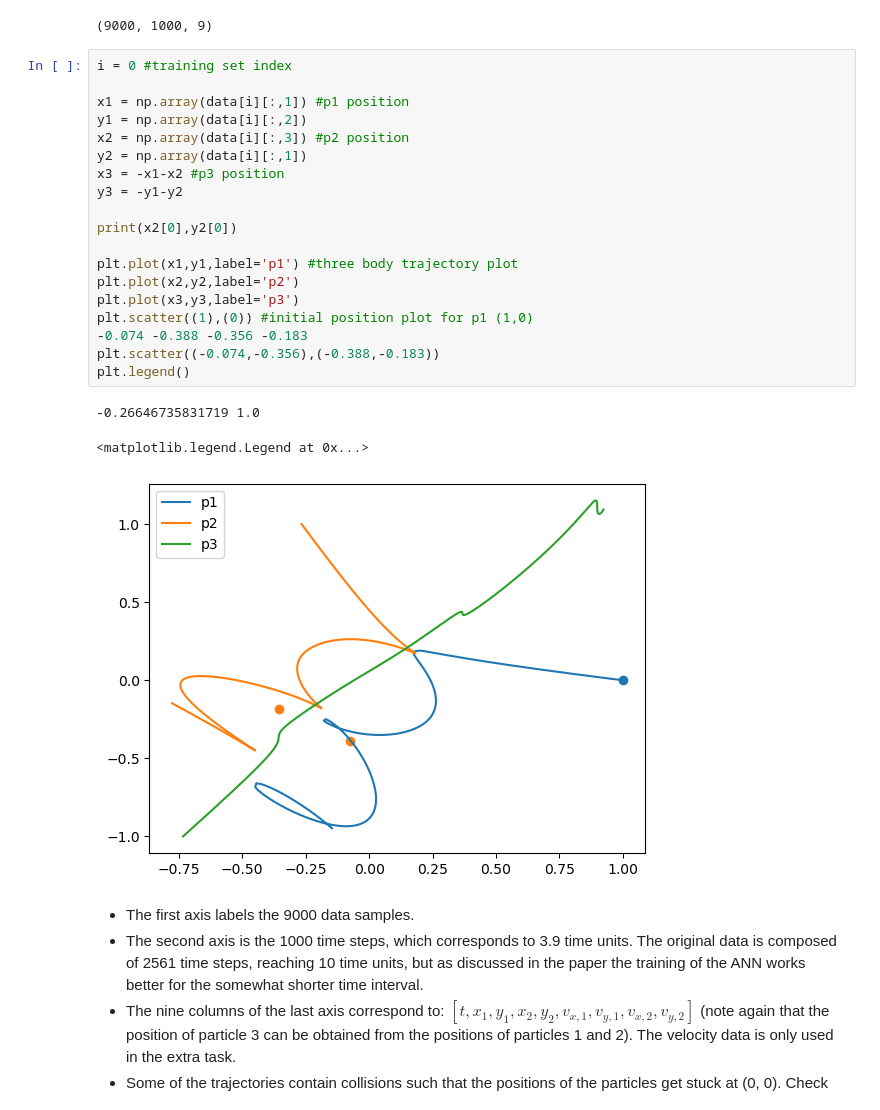
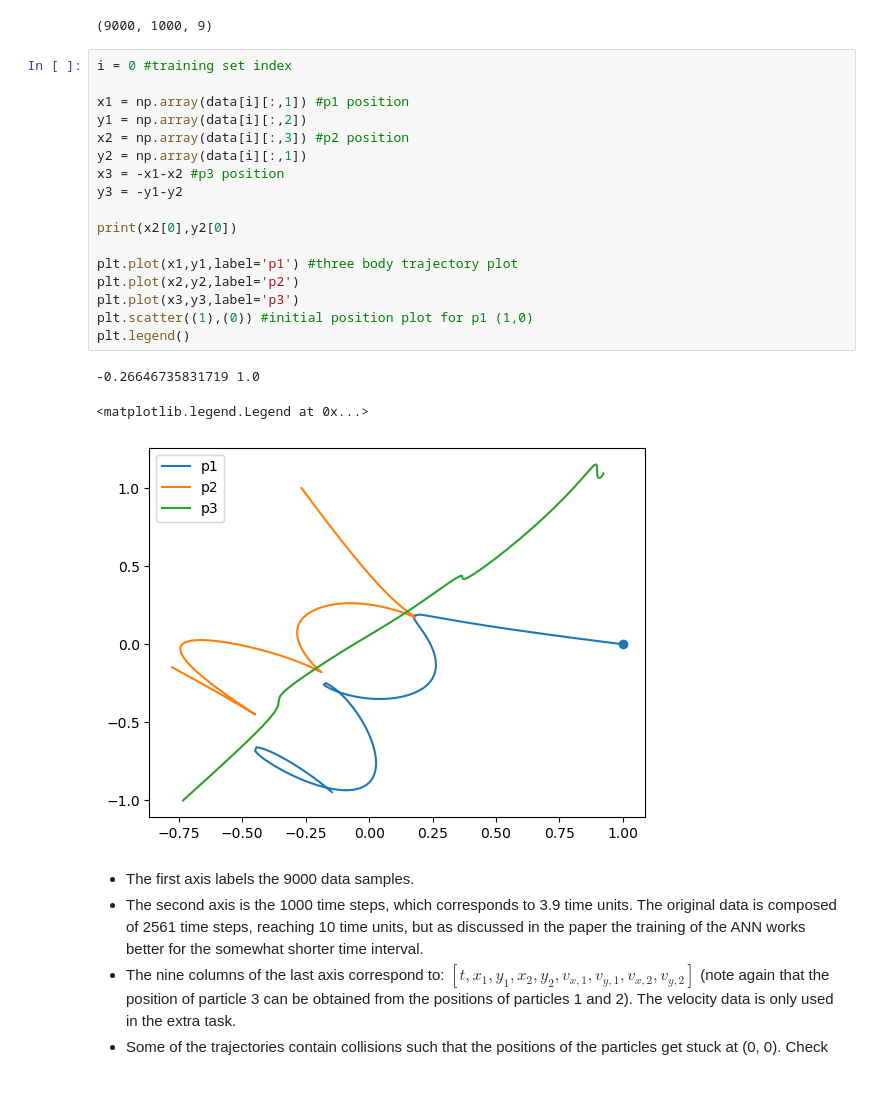
Before and after one commit to wonder-coconut/tif285_project_2, a Jupyter notebook: TIF285_Project2.ipynb, the cells around one changed output. Saved outputs shown, nothing was run; the diff lists cells and outputs as text.

```diff
--- a/TIF285_Project2.ipynb
+++ b/TIF285_Project2.ipynb
@@ -70,26 +70,24 @@ print(data.shape)
 # %%
 i = 0 #training set index
 
 x1 = np.array(data[i][:,1]) #p1 position
 y1 = np.array(data[i][:,2])
 x2 = np.array(data[i][:,3]) #p2 position
 y2 = np.array(data[i][:,1])
 x3 = -x1-x2 #p3 position
 y3 = -y1-y2
 
 print(x2[0],y2[0])
 
 plt.plot(x1,y1,label='p1') #three body trajectory plot
 plt.plot(x2,y2,label='p2')
 plt.plot(x3,y3,label='p3')
 plt.scatter((1),(0)) #initial position plot for p1 (1,0)
--0.074 -0.388 -0.356 -0.183
-plt.scatter((-0.074,-0.356),(-0.388,-0.183))
 plt.legend()
 # %% [output]
 -0.26646735831719 1.0
 <matplotlib.legend.Legend at 0x...>
-[figure, old version]
+[figure, new version]
 # %% [markdown]
 - The first axis labels the 9000 data samples.
 - The second axis is the 1000 time steps, which corresponds to 3.9 time units. The original data is composed of 2561 time steps, reaching 10 time units, but as discussed in the paper the training of the ANN works better for the somewhat shorter time interval.
```
Also changed, not shown: parts of 6 cells of this notebook.
